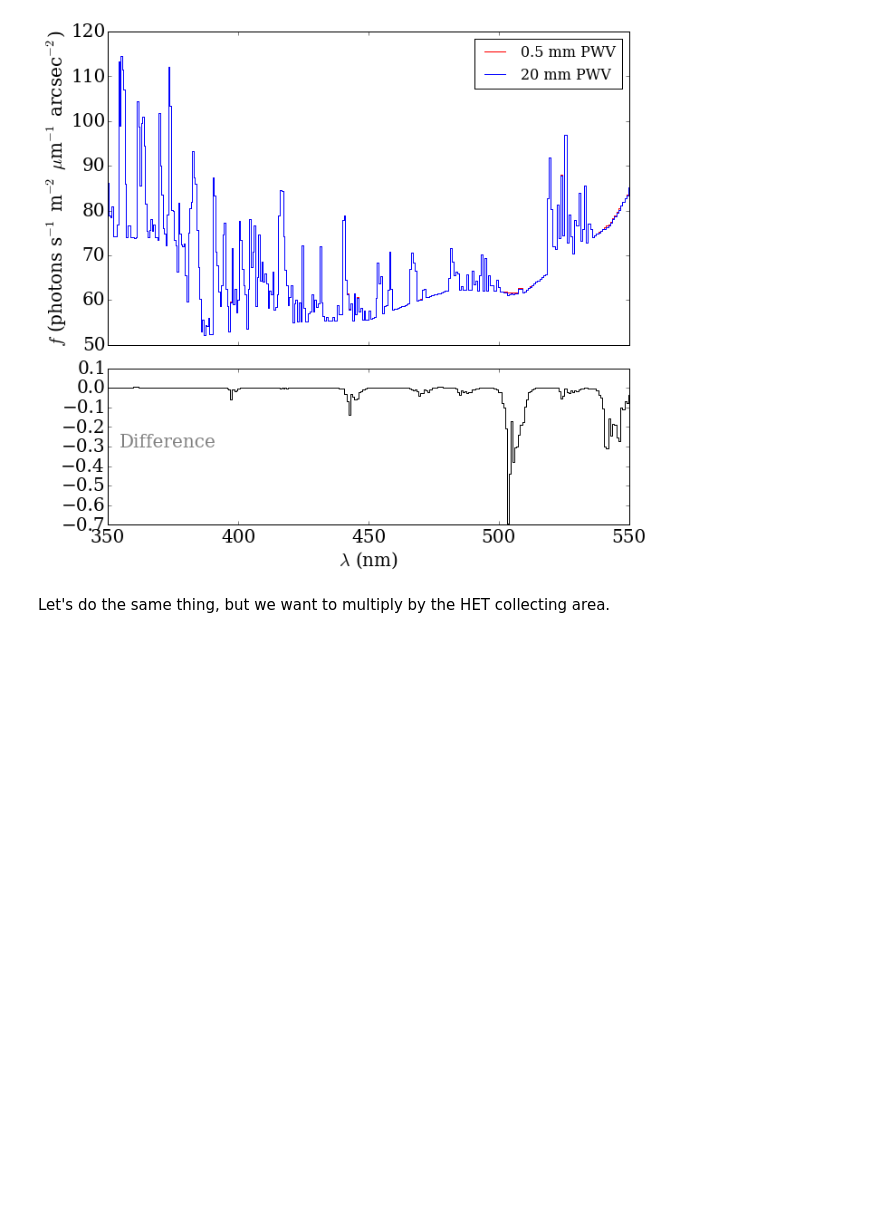
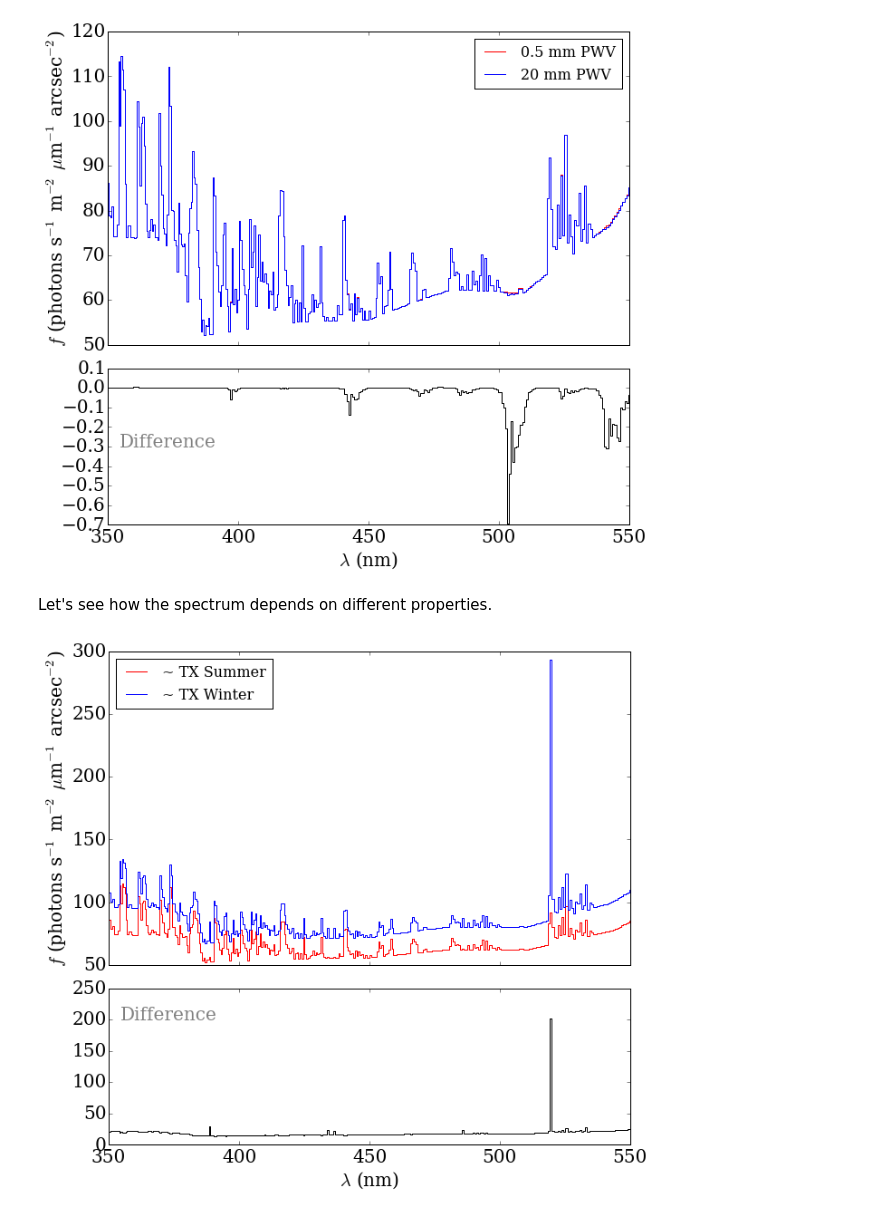
Before and after one commit to gully/HETDEXtoy, a Jupyter notebook: toyModel.ipynb, the cells around one changed output. Saved outputs shown, nothing was run; the diff lists cells and outputs as text; code cells hidden in the pictures; blank space fills up the shorter version.

Commit message:
Look at dependence on season and Field-of-view

```diff
--- a/toyModel.ipynb
+++ b/toyModel.ipynb
@@ -35,11 +35,14 @@ Admittedly this model was developed for Cerro Paranal (elevation 2635 m), but le
 dir1 = '/Users/gully/astroML/HETDEXtoy/data/'
 fn1 = 'skytable_PWV00_5mm.fits'
 fn2 = 'skytable_PWV20_0mm.fits'
-#fn3 = 'skytable.fits'
+fn3 = 'skytable_JunJul.fits'
+fn4 = 'skytable_22arcmin.fits'
 from astropy.io import fits
 import numpy as np
 skydat = fits.open(dir1 + fn1)
 skydat2 = fits.open(dir1 + fn2)
+skydat3 = fits.open(dir1 + fn3)
+skydat4 = fits.open(dir1 + fn4)
 # %% [markdown]
 The output spectrum inludes:
 +      Molecular Emission of Lower Atmosphere
@@ -52,6 +55,8 @@ dat2 = skydat2[1].data
 wl = dat['lam']*1000.0
 fl = dat['flux']
 fl2 = dat2['flux']
+fl3 = skydat3[1].data['flux']
+fl4 = skydat4[1].data['flux']
 # %%
 %pylab inline
 
@@ -101,5 +106,35 @@ plt.axes(ax_Pxy)
 plt.show()
 # %% [output]
 [figure]
-# %% [markdown]
-Let's do the same thing, but we want to multiply by the HET collecting area.
+# %% [markdown]
+Let's see how the spectrum depends on different properties.
+# %%
+fig = plt.figure(figsize=(10, 6))
+
+
+ax_Pxy = plt.axes((0.2, 0.6, 0.80, 0.80))
+ax_Px = plt.axes((0.2, 0.14, 0.80, 0.4))
+ax_Pxy.xaxis.set_major_formatter(NullFormatter())
+
+ax_Pxy.plot(wl,fl, '-r', linewidth = 1,
+        label='~ TX Summer', drawstyle='steps')
+ax_Pxy.plot(wl,fl3, '-b', linewidth = 1,
+        label='~ TX Winter ',drawstyle='steps')
+
+ax_Pxy.legend(loc = 'best', fontsize = 16)
+ax_Pxy.set_xlim((350,550))
+ax_Pxy.set_ylabel('$f$ (photons s$^{-1}$ m$^{-2}$ $\mu$m$^{-1}$ arcsec$^{-2}$)')
+
+plt.axes(ax_Pxy)
+ax_Px.plot(wl,fl3-fl, '-k', drawstyle='steps')
+
+
+ax_Px.set_xlim((350,550))
+ax_Px.set_xlabel('$\lambda$ (nm)')
+ax_Px.text(355, 200, 'Difference', alpha = 0.5)
+plt.axes(ax_Pxy)
+
+
+plt.show()
+# %% [output]
+[figure, added]
```
Also changed, not shown: parts of 1 cell of this notebook, 2 other files.
